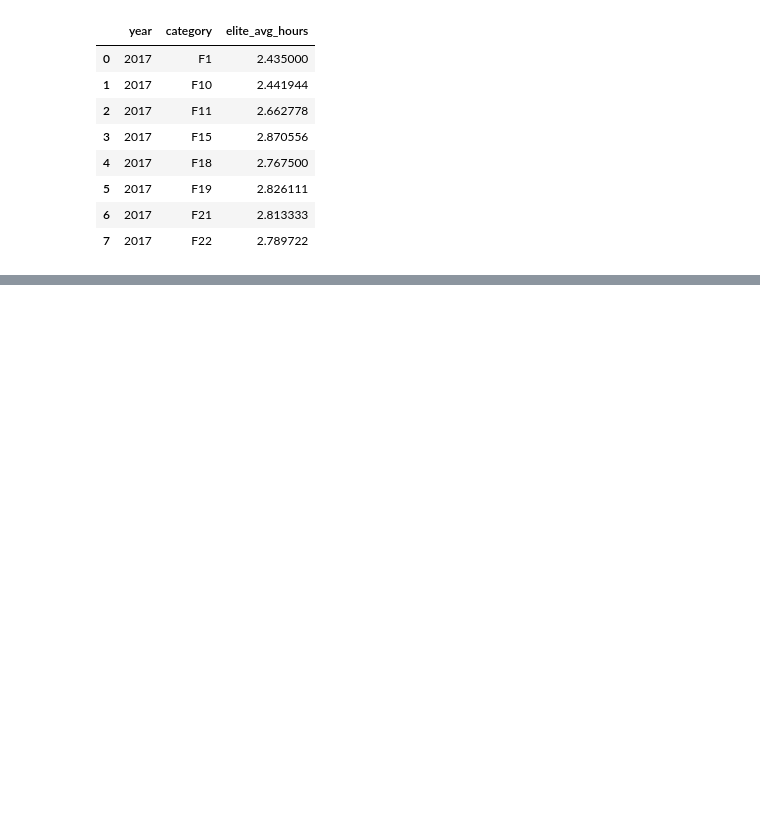
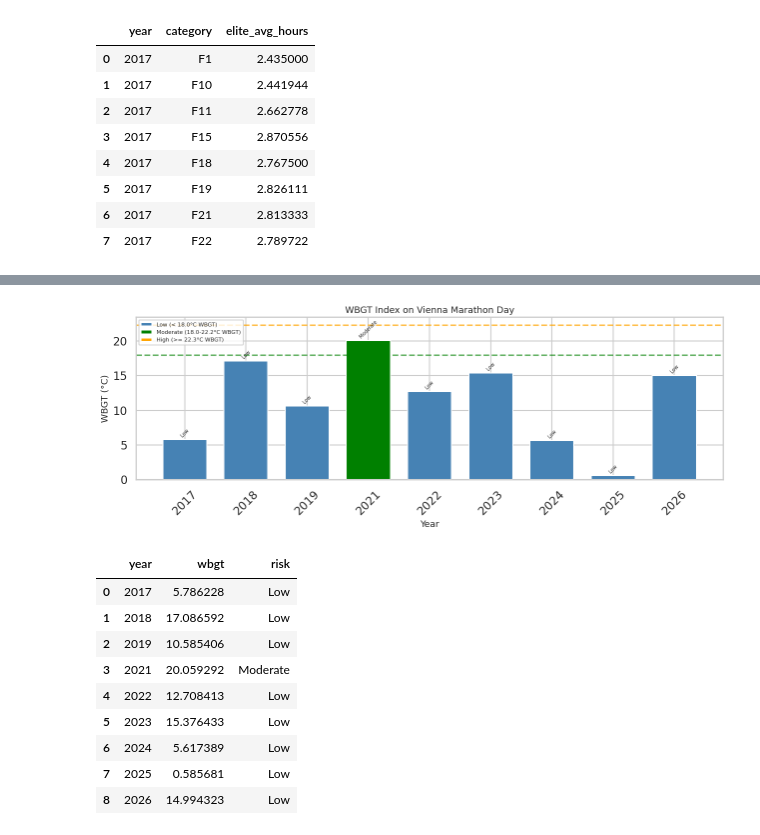
Before and after one commit to 4y1n/Bigdata_eng, a Jupyter notebook: visualizations_for_presentation.ipynb, the cells around one changed output, grey strips where cells are left out. Saved outputs shown, nothing was run; the diff lists cells and outputs as text; code cells hidden in the pictures; blank space fills up the shorter version.

Commit message:
finished visualisations

```diff
--- a/visualizations_for_presentation.ipynb
+++ b/visualizations_for_presentation.ipynb
@@ -1622,0 +2055,60 @@ Major Categories analyzed: ['F1', 'F10', 'F11', 'F15', 'F18', 'F19', 'F21', 'F22
+# %%
+wbgt_only_df = wbgt_performance_df.copy()
+
+x_positions = np.arange(len(wbgt_only_df))
+year_labels = wbgt_only_df["year"].astype(int).astype(str)
+
+fig, ax = plt.subplots(figsize=(13, 5))
+bars = ax.bar(
+    x_positions,
+    wbgt_only_df["wbgt"],
+    color=wbgt_only_df["risk"].map(color_map),
+    edgecolor="white",
+    width=0.72,
+    zorder=2,
+)
+
+ax.axhline(18.0, linestyle="--", color="green", alpha=0.6)
+ax.axhline(22.3, linestyle="--", color="orange", alpha=0.7)
+
+for bar, risk in zip(bars, wbgt_only_df["risk"]):
+    ax.text(
+        bar.get_x() + bar.get_width() / 2,
+        bar.get_height() + 0.2,
+        risk,
+        ha="center",
+        va="bottom",
+        fontsize=7,
+        rotation=45,
+    )
+
+legend_elements = [
+    Patch(facecolor="steelblue", label="Low (< 18.0°C WBGT)"),
+    Patch(facecolor="green", label="Moderate (18.0-22.2°C WBGT)"),
+    Patch(facecolor="orange", label="High (>= 22.3°C WBGT)"),
+]
+ax.legend(handles=legend_elements, fontsize=8, loc="upper left")
+
+ax.set_title("WBGT Index on Vienna Marathon Day", fontsize=13)
+ax.set_xlabel("Year")
+ax.set_ylabel("WBGT (°C)")
+ax.set_xticks(x_positions)
+ax.set_xticklabels(year_labels, rotation=45)
+
+plt.tight_layout()
+plt.savefig("weather_wbgt_without_runtimes.png", dpi=150)
+plt.show()
+
+wbgt_only_df[["year", "wbgt", "risk"]]
+# %% [output]
+[figure, added]
+|  | year | wbgt | risk |
+| 0 | 2017 | 5.786228 | Low |
+| 1 | 2018 | 17.086592 | Low |
+| 2 | 2019 | 10.585406 | Low |
+| 3 | 2021 | 20.059292 | Moderate |
+| 4 | 2022 | 12.708413 | Low |
+| 5 | 2023 | 15.376433 | Low |
+| 6 | 2024 | 5.617389 | Low |
+| 7 | 2025 | 0.585681 | Low |
+| 8 | 2026 | 14.994323 | Low |
```
Also changed, not shown: parts of 4 cells of this notebook, 1 other file.
